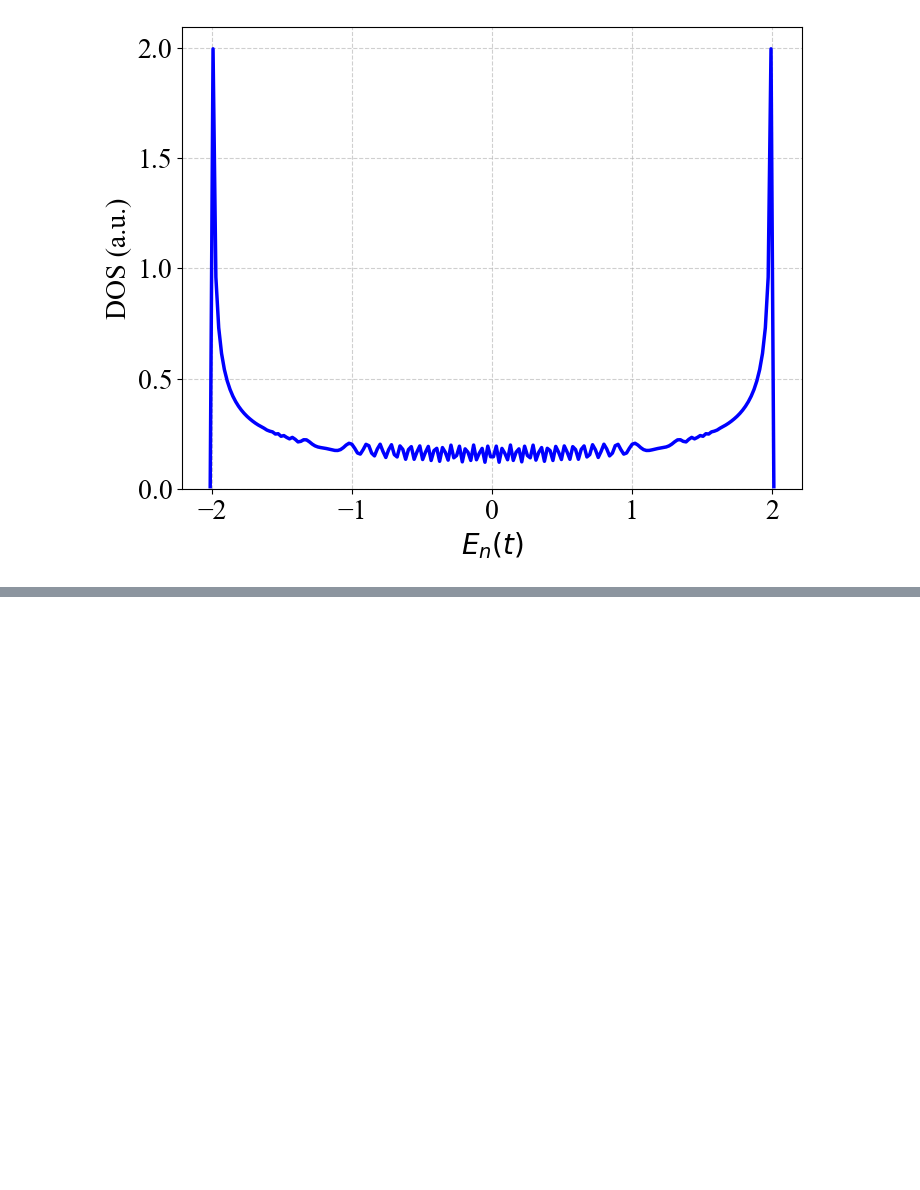
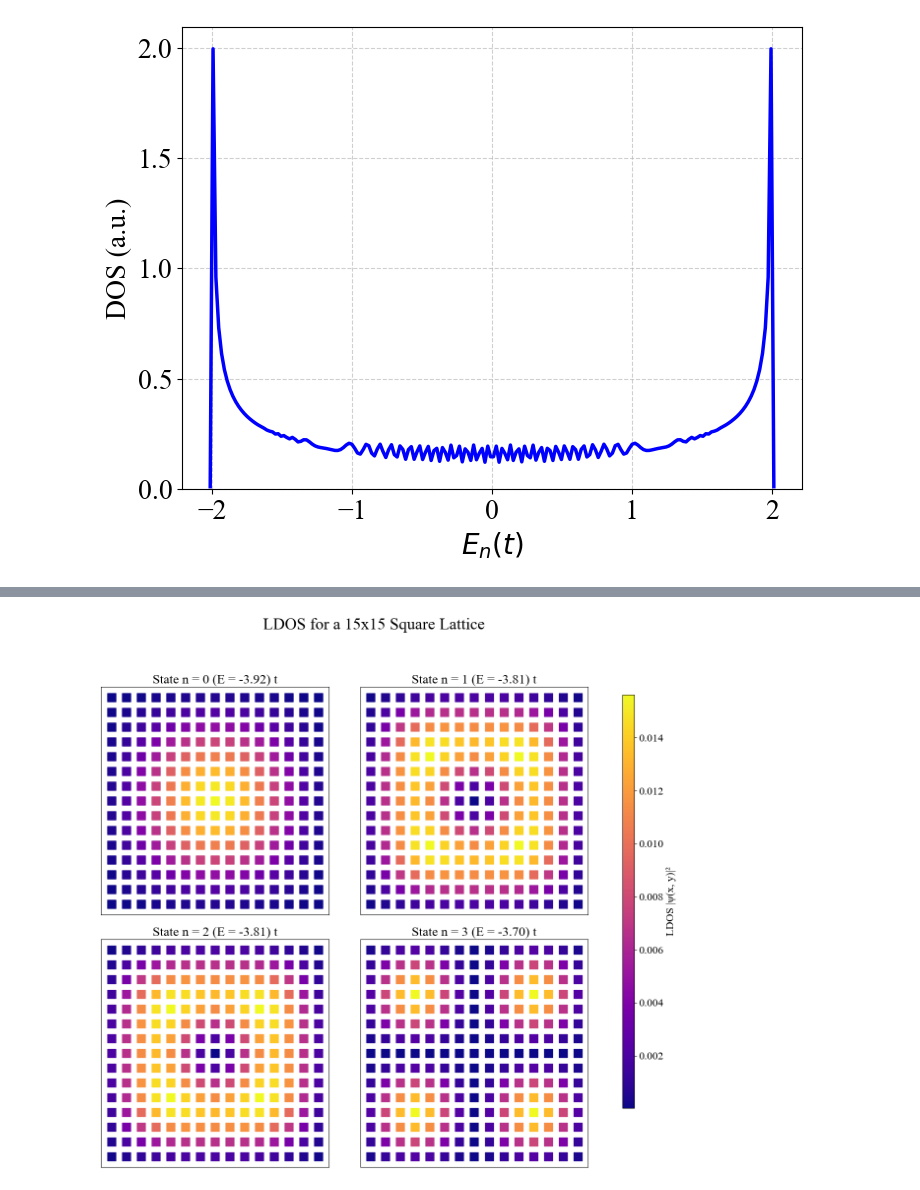
Before and after one commit to lucaslopeslage/real-space-tight-binding-for-topological-systems, a Jupyter notebook: chain.ipynb, the cells around one changed output, grey strips where cells are left out. Drawn from its saved outputs; the diff is of its cells as text; code cells hidden in the pictures; blank space fills up the shorter version.

Commit message:
Add files via upload
TB chain and finite lattices code

```diff
--- a/chain.ipynb
+++ b/chain.ipynb
@@ -278,0 +446,100 @@ plt.show()
+# %%
+import numpy as np
+import matplotlib.pyplot as plt
+
+# --- 1. Setup and 2D Hamiltonian Construction ---
+
+# Define the dimensions of the square grid
+Lx = 15  # Number of sites in the x-direction
+Ly = 15  # Number of sites in the y-direction
+N = Lx * Ly  # Total number of sites
+
+# Define the tight-binding parameters
+ep = 0.0  # On-site energy
+t = 1.0   # Hopping energy
+
+# Initialize an N x N zero matrix for the Hamiltonian
+H = np.zeros((N, N))
+
+# Generate the real-space coordinates for plotting
+# coords is an (N, 2) array where each row is [ix, iy]
+coords = np.array([[ix, iy] for iy in range(Ly) for ix in range(Lx)])
+
+# Loop through each site of the grid to build H
+for iy in range(Ly):
+    for ix in range(Lx):
+        i = ix + iy * Lx  # Map (ix, iy) to 1D index i
+        H[i, i] = ep      # Set on-site energy
+
+        # Hopping to the right neighbor
+        if ix + 1 < Lx:
+            j = (ix + 1) + iy * Lx
+            H[i, j] = H[j, i] = t
+
+        # Hopping to the neighbor above
+        if iy + 1 < Ly:
+            j = ix + (iy + 1) * Lx
+            H[i, j] = H[j, i] = t
+
+# --- 2. Solve the Full Eigenproblem ---
+
+# Calculate eigenvalues (energies) and eigenvectors (wavefunctions)
+eigenvalues, eigenvectors = np.linalg.eigh(H)
+
+# --- 3. Function to Calculate and Plot 2D LDOS ---
+
+def calculate_and_plot_ldos_2d(state_index, ax):
+    """Calculates and plots the 2D LDOS for a given state."""
+    target_energy = eigenvalues[state_index]
+
+    # This robustly handles any potential energy degeneracies
+    degenerate_indices = np.where(np.isclose(eigenvalues, target_energy))[0]
+    degenerate_evecs = eigenvectors[:, degenerate_indices]
+    ldos = np.sum(np.abs(degenerate_evecs)**2, axis=1)
+
+    # --- Plotting ---
+    # The scatter plot uses the 2D coordinates
+    # The marker is a square 's' to better tile the grid
+    scatter = ax.scatter(
+        coords[:, 0],  # x-coordinates
+        coords[:, 1],  # y-coordinates
+        c=ldos,
+        s=150,         # Adjust marker size as needed
+        cmap='plasma',
+        marker='s'
+    )
+
+    # --- Styling ---
+    ax.set_title(f"State n = {state_index} (E = {target_energy:.2f}) t")
+    ax.set_aspect('equal', adjustable='box') # Ensure the grid is square
+    ax.set_xticks([])
+    ax.set_yticks([])
+    return scatter
+
+# --- 4. Create Plots for Different States ---
+
+plt.rcParams.update({'font.family': 'Times New Roman', 'font.size': 16})
+
+# Create a 2x2 grid of subplots
+fig, axes = plt.subplots(2, 2, figsize=(12, 12))
+fig.suptitle(f"LDOS for a {Lx}x{Ly} Square Lattice", fontsize=24)
+
+# Plot the four lowest energy states
+calculate_and_plot_ldos_2d(0, axes[0, 0])
+calculate_and_plot_ldos_2d(1, axes[0, 1])
+calculate_and_plot_ldos_2d(2, axes[1, 0])
+calculate_and_plot_ldos_2d(3, axes[1, 1])
+
+
+# Adjust layout and add a single colorbar for all plots
+fig.tight_layout(rect=[0, 0.03, 0.9, 0.95])
+# Create a new axis for the colorbar to avoid shrinking a subplot
+cbar_ax = fig.add_axes([0.92, 0.15, 0.02, 0.7])
+# We need to get the scatter object from one of the plots to create the colorbar
+# Let's re-run the first plot to grab its scatter object for the colorbar
+scatter_for_cbar = calculate_and_plot_ldos_2d(0, axes[0, 0])
+fig.colorbar(scatter_for_cbar, cax=cbar_ax, label="LDOS |ψ(x, y)|²")
+
+plt.show()
+# %% [output]
+[figure, added]
```
Also changed, not shown: parts of 6 cells of this notebook.
